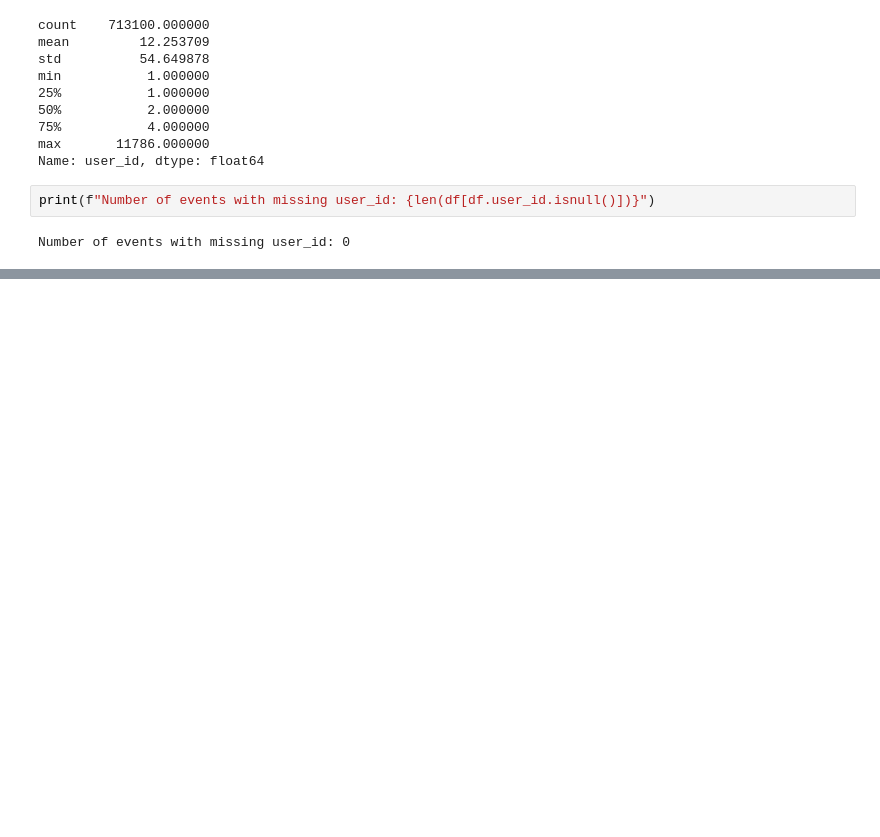
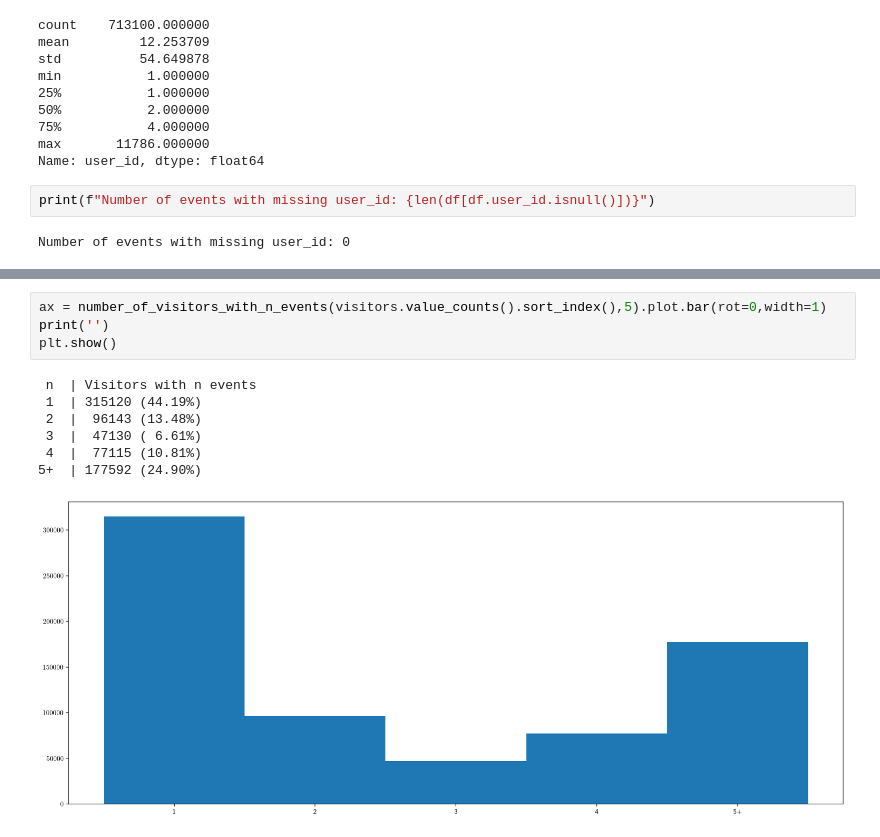
Before and after one commit to WSzP/uxml-ecommerce, a Jupyter notebook: eda-uxml.ipynb, the cells around one changed output, grey strips where cells are left out. Cells and saved outputs as stored; diff of their text form; blank space fills up the shorter version.

```diff
--- a/eda-uxml.ipynb
+++ b/eda-uxml.ipynb
@@ -423,0 +459,12 @@ Number of events with missing user_id: 0
+# %%
+ax = number_of_visitors_with_n_events(visitors.value_counts().sort_index(),5).plot.bar(rot=0,width=1)
+print('')
+plt.show()
+# %% [output]
+ n  | Visitors with n events
+ 1  | 315120 (44.19%)
+ 2  |  96143 (13.48%)
+ 3  |  47130 ( 6.61%)
+ 4  |  77115 (10.81%)
+5+  | 177592 (24.90%)
+[figure, added]
```
Also changed, not shown: parts of 4 cells of this notebook, 3 other files.
